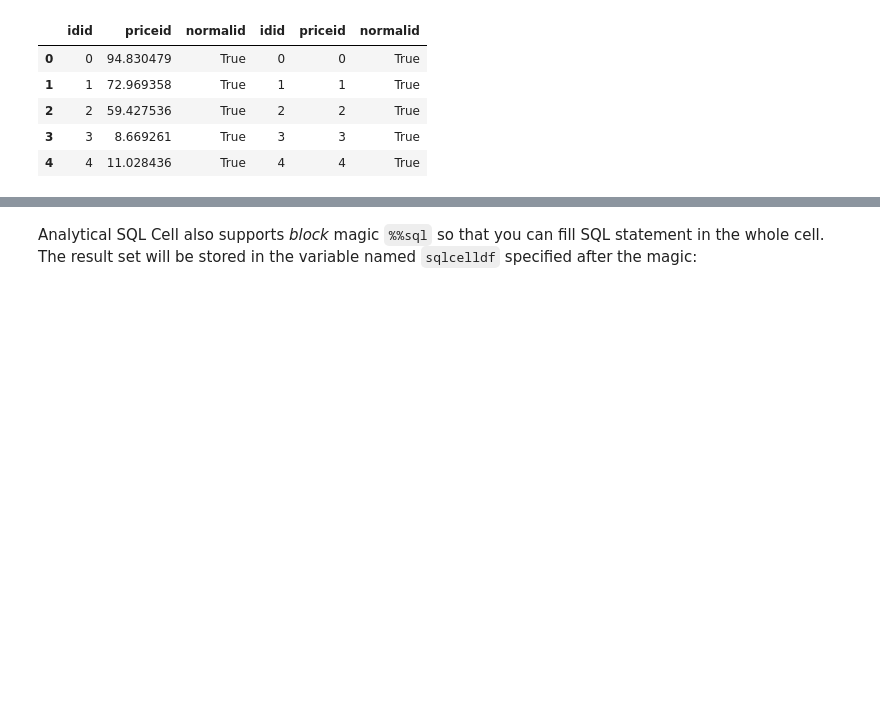
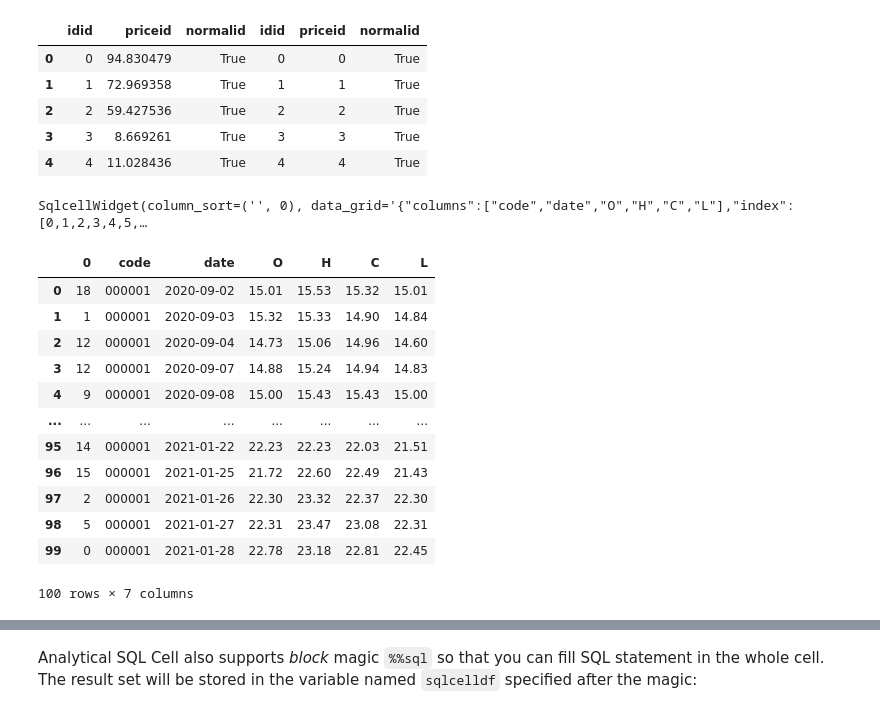
Before and after one commit to datarho/asqlcell, a Jupyter notebook: examples/introduction.ipynb, the cells around one changed output, grey strips where cells are left out. Cells and saved outputs as stored; diff of their text form; code cells hidden in the pictures; blank space fills up the shorter version.

```diff
--- a/examples/introduction.ipynb
+++ b/examples/introduction.ipynb
@@ -25,3 +25,32 @@ data1.join(data2, lsuffix='id', rsuffix='id')
 | 2 | 2 | 59.427536 | True | 2 | 2 | True |
 | 3 | 3 | 8.669261 | True | 3 | 3 | True |
 | 4 | 4 | 11.028436 | True | 4 | 4 | True |
+# %%
+%%sql dataWithDate
+SELECT *
+FROM stock.parquet
+LIMIT 100
+# %% [output]
+SqlcellWidget(column_sort=('', 0), data_grid='{"columns":["code","date","O","H","C","L"],"index":[0,1,2,3,4,5,…
+# %%
+import numpy as np
+import pandas as pd
+import math
+a = np.random.randint(math.ceil(max(dataWithDate.O)), size=len(dataWithDate))
+a = pd.DataFrame(data=a)
+b = pd.concat([a, dataWithDate], axis=1)
+b
+# %% [output]
+|  | 0 | code | date | O | H | C | L |
+| 0 | 18 | 000001 | 2020-09-02 | 15.01 | 15.53 | 15.32 | 15.01 |
+| 1 | 1 | 000001 | 2020-09-03 | 15.32 | 15.33 | 14.90 | 14.84 |
+| 2 | 12 | 000001 | 2020-09-04 | 14.73 | 15.06 | 14.96 | 14.60 |
+| 3 | 12 | 000001 | 2020-09-07 | 14.88 | 15.24 | 14.94 | 14.83 |
+| 4 | 9 | 000001 | 2020-09-08 | 15.00 | 15.43 | 15.43 | 15.00 |
+| ... | ... | ... | ... | ... | ... | ... | ... |
+| 95 | 14 | 000001 | 2021-01-22 | 22.23 | 22.23 | 22.03 | 21.51 |
+| 96 | 15 | 000001 | 2021-01-25 | 21.72 | 22.60 | 22.49 | 21.43 |
+| 97 | 2 | 000001 | 2021-01-26 | 22.30 | 23.32 | 22.37 | 22.30 |
+| 98 | 5 | 000001 | 2021-01-27 | 22.31 | 23.47 | 23.08 | 22.31 |
+| 99 | 0 | 000001 | 2021-01-28 | 22.78 | 23.18 | 22.81 | 22.45 |
+100 rows × 7 columns
```
Also changed, not shown: parts of 8 cells of this notebook, 4 other files.
